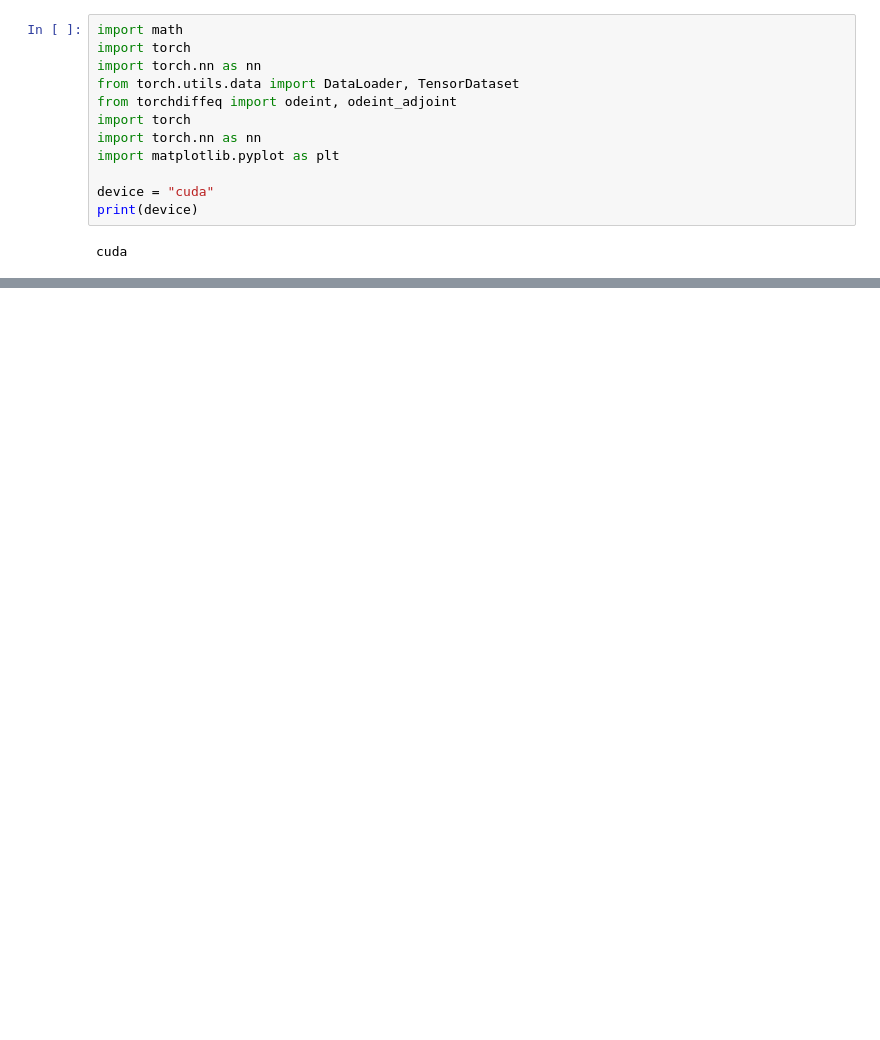
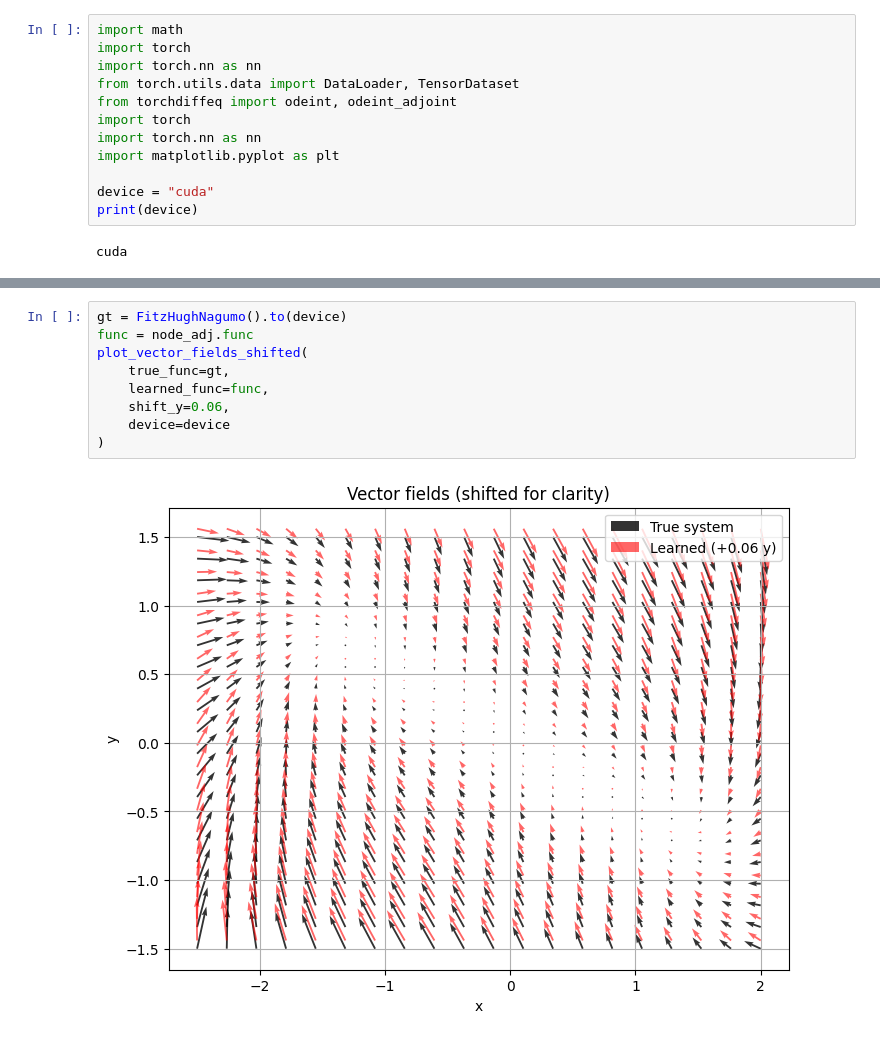
Before and after one commit to xsokolovae1/neural-odes-near-equilibria, a Jupyter notebook: TRAIN_ODES/FitzHugh-Nagumo Model/fitz.ipynb, the cells around one changed output, grey strips where cells are left out. Drawn from its saved outputs; the diff is of its cells as text; blank space fills up the shorter version.

```diff
--- a/TRAIN_ODES/FitzHugh-Nagumo Model/fitz.ipynb
+++ b/TRAIN_ODES/FitzHugh-Nagumo Model/fitz.ipynb
@@ -310,0 +488,11 @@ torch.save({
+# %%
+gt = FitzHughNagumo().to(device)
+func = node_adj.func
+plot_vector_fields_shifted(
+    true_func=gt,
+    learned_func=func,
+    shift_y=0.06,
+    device=device
+)
+# %% [output]
+[figure, added]
```
Also changed, not shown: parts of 19 cells of this notebook, 12 other files.
